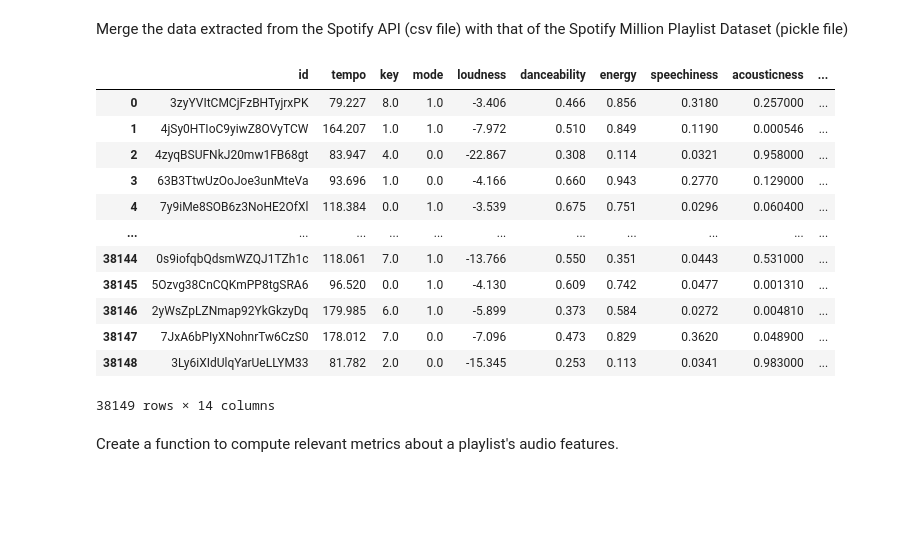
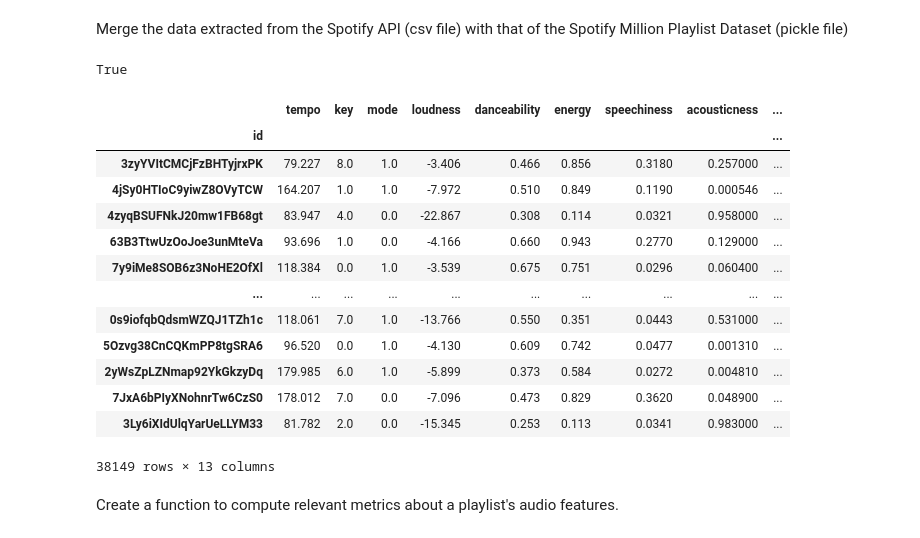
Before and after one commit to laustam/spotifeature, a Jupyter notebook: notebooks/data_merging.ipynb, the cells around one changed output. Cells and saved outputs as stored; diff of their text form; code cells hidden in the pictures; blank space fills up the shorter version.

Commit message:
Add: progress on creating hierarchical tables - hierarchical label structure should be inverted [WIG]

```diff
--- a/notebooks/data_merging.ipynb
+++ b/notebooks/data_merging.ipynb
@@ -15,25 +15,27 @@ Merge the data extracted from the Spotify API (csv file) with that of the Spotif
 # %%
 import os
 import pandas as pd
 
 path_audio_features = os.path.join(dir_data_raw, "tracks", "track_audio_features.csv")
-audio_features = pd.read_csv(path_audio_features)
+audio_features = pd.read_csv(path_audio_features).set_index("id")
 
 display(audio_features)
 # %% [output]
+True
-|  | id | tempo | key | mode | loudness | danceability | energy | speechiness | acousticness | ... |
-| 0 | 3zyYVItCMCjFzBHTyjrxPK | 79.227 | 8.0 | 1.0 | -3.406 | 0.466 | 0.856 | 0.3180 | 0.257000 | ... |
-| 1 | 4jSy0HTIoC9yiwZ8OVyTCW | 164.207 | 1.0 | 1.0 | -7.972 | 0.510 | 0.849 | 0.1190 | 0.000546 | ... |
-| 2 | 4zyqBSUFNkJ20mw1FB68gt | 83.947 | 4.0 | 0.0 | -22.867 | 0.308 | 0.114 | 0.0321 | 0.958000 | ... |
-| 3 | 63B3TtwUzOoJoe3unMteVa | 93.696 | 1.0 | 0.0 | -4.166 | 0.660 | 0.943 | 0.2770 | 0.129000 | ... |
-| 4 | 7y9iMe8SOB6z3NoHE2OfXl | 118.384 | 0.0 | 1.0 | -3.539 | 0.675 | 0.751 | 0.0296 | 0.060400 | ... |
-| ... | ... | ... | ... | ... | ... | ... | ... | ... | ... | ... |
-| 38144 | 0s9iofqbQdsmWZQJ1TZh1c | 118.061 | 7.0 | 1.0 | -13.766 | 0.550 | 0.351 | 0.0443 | 0.531000 | ... |
-| 38145 | 5Ozvg38CnCQKmPP8tgSRA6 | 96.520 | 0.0 | 1.0 | -4.130 | 0.609 | 0.742 | 0.0477 | 0.001310 | ... |
-| 38146 | 2yWsZpLZNmap92YkGkzyDq | 179.985 | 6.0 | 1.0 | -5.899 | 0.373 | 0.584 | 0.0272 | 0.004810 | ... |
-| 38147 | 7JxA6bPIyXNohnrTw6CzS0 | 178.012 | 7.0 | 0.0 | -7.096 | 0.473 | 0.829 | 0.3620 | 0.048900 | ... |
-| 38148 | 3Ly6iXIdUlqYarUeLLYM33 | 81.782 | 2.0 | 0.0 | -15.345 | 0.253 | 0.113 | 0.0341 | 0.983000 | ... |
+|  | tempo | key | mode | loudness | danceability | energy | speechiness | acousticness | ... |
+| id |  |  |  |  |  |  |  |  | ... |
+| 3zyYVItCMCjFzBHTyjrxPK | 79.227 | 8.0 | 1.0 | -3.406 | 0.466 | 0.856 | 0.3180 | 0.257000 | ... |
+| 4jSy0HTIoC9yiwZ8OVyTCW | 164.207 | 1.0 | 1.0 | -7.972 | 0.510 | 0.849 | 0.1190 | 0.000546 | ... |
+| 4zyqBSUFNkJ20mw1FB68gt | 83.947 | 4.0 | 0.0 | -22.867 | 0.308 | 0.114 | 0.0321 | 0.958000 | ... |
+| 63B3TtwUzOoJoe3unMteVa | 93.696 | 1.0 | 0.0 | -4.166 | 0.660 | 0.943 | 0.2770 | 0.129000 | ... |
+| 7y9iMe8SOB6z3NoHE2OfXl | 118.384 | 0.0 | 1.0 | -3.539 | 0.675 | 0.751 | 0.0296 | 0.060400 | ... |
+| ... | ... | ... | ... | ... | ... | ... | ... | ... | ... |
+| 0s9iofqbQdsmWZQJ1TZh1c | 118.061 | 7.0 | 1.0 | -13.766 | 0.550 | 0.351 | 0.0443 | 0.531000 | ... |
+| 5Ozvg38CnCQKmPP8tgSRA6 | 96.520 | 0.0 | 1.0 | -4.130 | 0.609 | 0.742 | 0.0477 | 0.001310 | ... |
+| 2yWsZpLZNmap92YkGkzyDq | 179.985 | 6.0 | 1.0 | -5.899 | 0.373 | 0.584 | 0.0272 | 0.004810 | ... |
+| 7JxA6bPIyXNohnrTw6CzS0 | 178.012 | 7.0 | 0.0 | -7.096 | 0.473 | 0.829 | 0.3620 | 0.048900 | ... |
+| 3Ly6iXIdUlqYarUeLLYM33 | 81.782 | 2.0 | 0.0 | -15.345 | 0.253 | 0.113 | 0.0341 | 0.983000 | ... |
-38149 rows × 14 columns
+38149 rows × 13 columns
 # %% [markdown]
 Create a function to compute relevant metrics about a playlist's audio features.
 # %%
```
Also changed, not shown: parts of 3 cells of this notebook.
